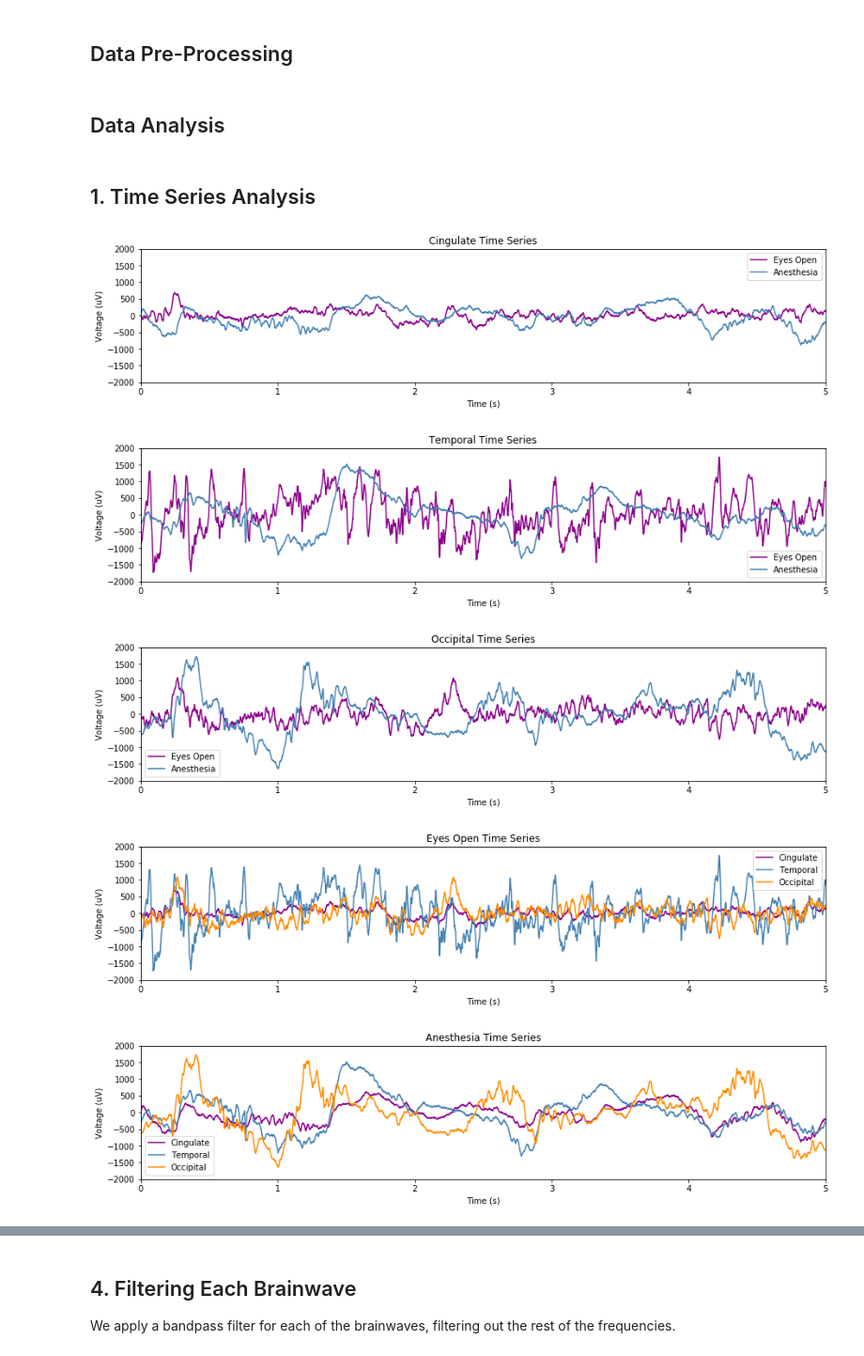
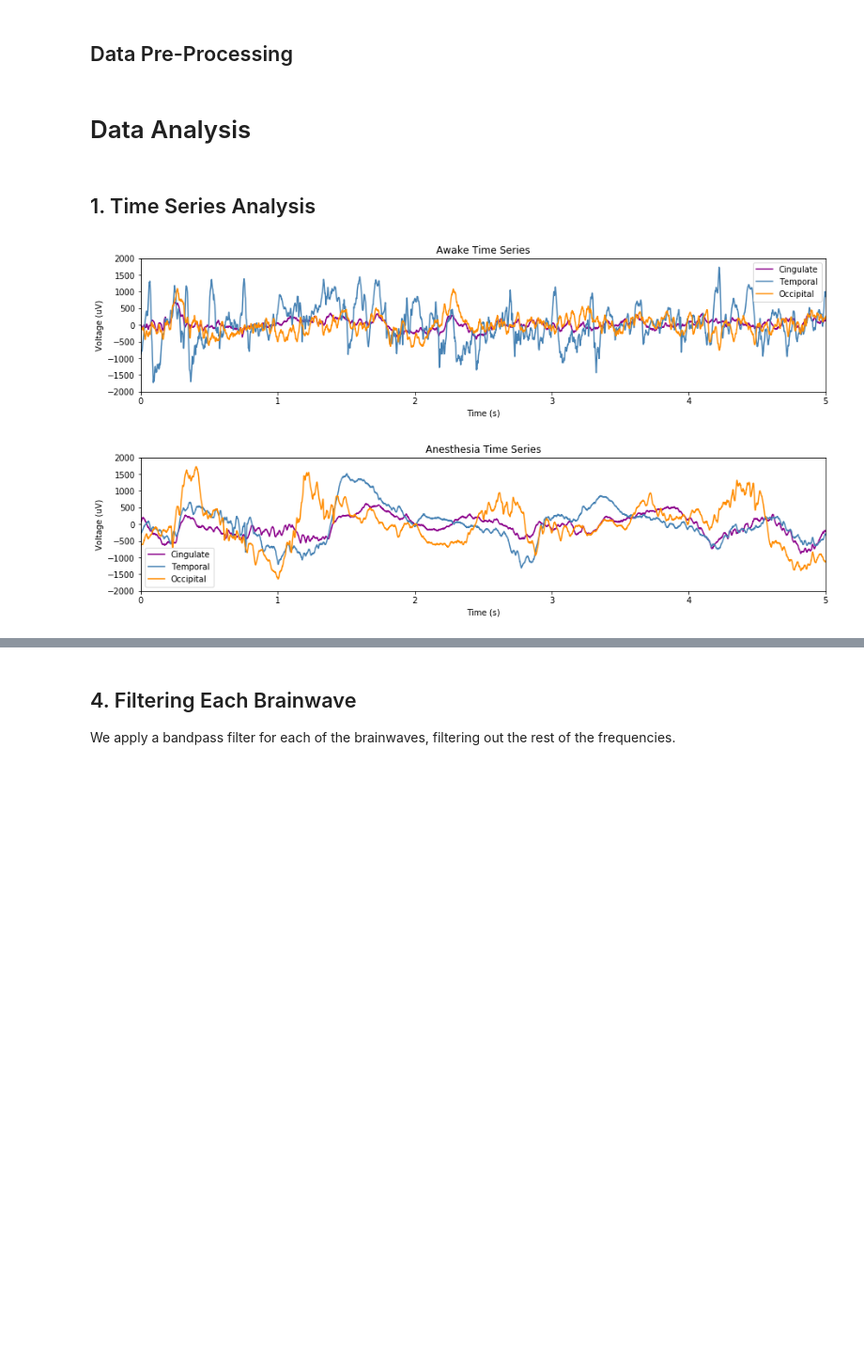
Before and after one commit to vnazlukhanyan/Exploring_Frequency_Comparisons_Across_Cortex, a Jupyter notebook: Christabelle_Project118C.ipynb, the cells around one changed output, grey strips where cells are left out. Shown at 94% size. Cells and saved outputs as stored; diff of their text form; code cells hidden in the pictures; blank space fills up the shorter version.

```diff
--- a/Christabelle_Project118C.ipynb
+++ b/Christabelle_Project118C.ipynb
@@ -90,7 +80,7 @@ T_exp = len(eyesopen_cingulate)
 # %% [markdown]
 <a id='analyze'></a>
 
-## Data Analysis
+# Data Analysis
 # %% [markdown]
 <a id='analyze'></a>
 
@@ -109,14 +99,8 @@ def plot_time_series(data1, label1, data2, label2, title, data3=None, label3=Non
     plt.ylim([-2000, 2000])
     plt.title(title + " Time Series")
 # %%
-plot_time_series(eyesopen_cingulate, 'Eyes Open', anes_cingulate, 'Anesthesia', 'Cingulate')
-plot_time_series(eyesopen_temporal, 'Eyes Open', anes_temporal, 'Anesthesia', 'Temporal')
-plot_time_series(eyesopen_occipital, 'Eyes Open', anes_occipital, 'Anesthesia', 'Occipital')
-plot_time_series(eyesopen_cingulate, 'Cingulate', eyesopen_temporal, 'Temporal', 'Eyes Open', eyesopen_occipital, 'Occipital')
+plot_time_series(eyesopen_cingulate, 'Cingulate', eyesopen_temporal, 'Temporal', 'Awake', eyesopen_occipital, 'Occipital')
 plot_time_series(anes_cingulate, 'Cingulate', anes_temporal, 'Temporal', 'Anesthesia', anes_occipital, 'Occipital')
 # %% [output]
-[figure, old version]
+[figure, new version]
-[figure, old version]
+[figure, new version]
-[figure, removed]
-[figure, removed]
-[figure, removed]
```
Also changed, not shown: parts of 31 cells of this notebook, 1 other file.
